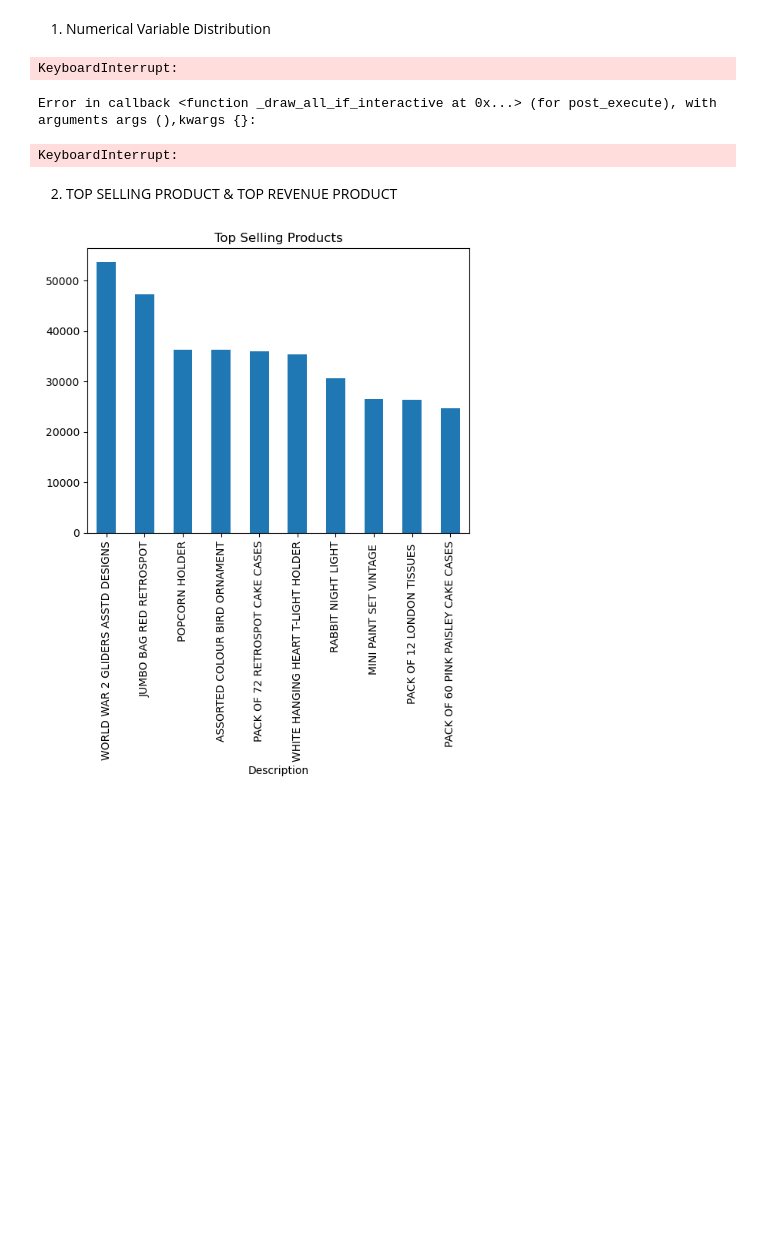
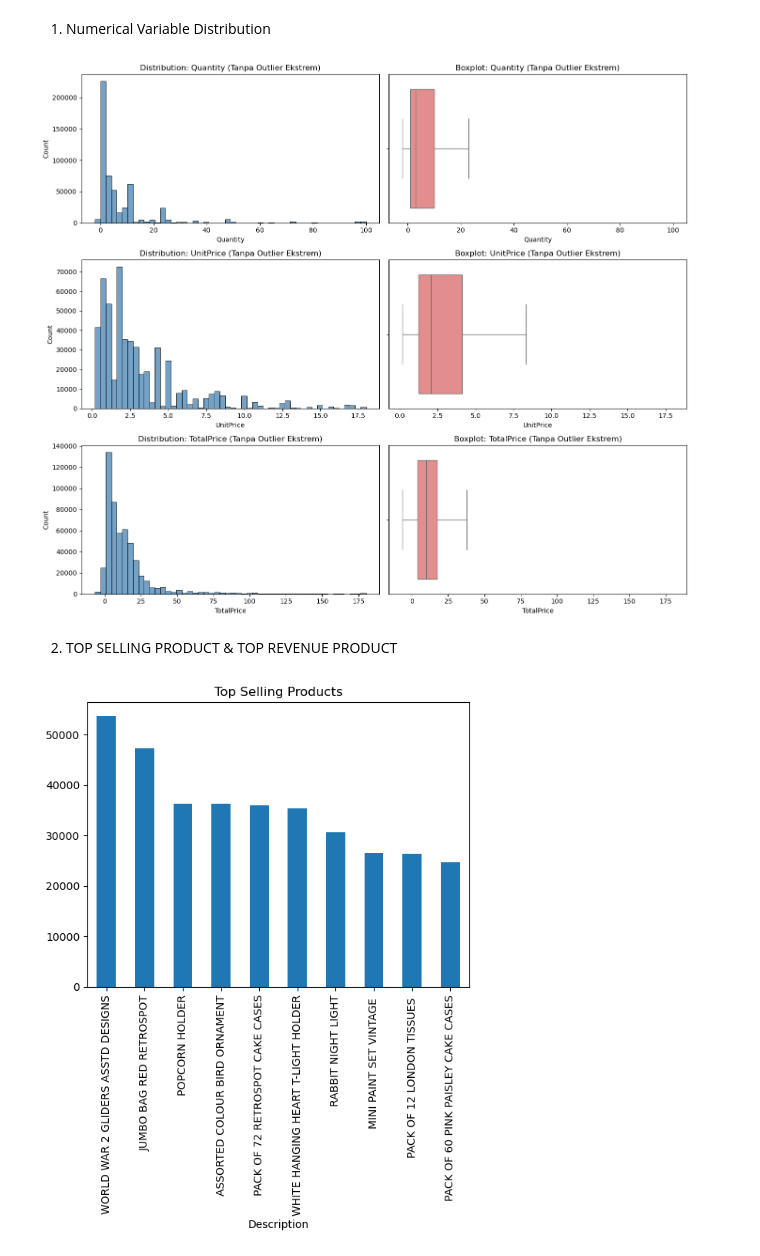
Before and after one commit to RENJIRO23/online-retail-customer-segmentation, a Jupyter notebook: test.ipynb, the cells around one changed output. Drawn from its saved outputs; the diff is of its cells as text; code cells hidden in the pictures; blank space fills up the shorter version.

```diff
--- a/test.ipynb
+++ b/test.ipynb
@@ -169,23 +171,28 @@ df_clean.describe().T
 # %%
 num_cols = ['Quantity', 'UnitPrice', 'TotalPrice']
 
 fig, axes = plt.subplots(len(num_cols), 2, figsize=(14, 4 * len(num_cols)))
 
 for i, col in enumerate(num_cols):
-    sns.histplot(df_clean[col], kde=True, ax=axes[i][0], color='steelblue')
-    axes[i][0].set_title(f'Distribution: {col}')
+    # FILTER VISUALISASI: Buang 1% nilai paling bawah dan 1% nilai paling atas
+    q_low = df_clean[col].quantile(0.01)
+    q_hi = df_clean[col].quantile(0.99)
+    data_filtered = df_clean[(df_clean[col] >= q_low) & (df_clean[col] <= q_hi)][col]
+
+    # 1. HISTOGRAM
+    sns.histplot(data_filtered, kde=False, bins=50, ax=axes[i][0], color='steelblue')
+    axes[i][0].set_title(f'Distribution: {col} (Tanpa Outlier Ekstrem)')
     axes[i][0].set_xlabel(col)
 
-    sns.boxplot(x=df_clean[col], ax=axes[i][1], color='lightcoral')
-    axes[i][1].set_title(f'Boxplot: {col}')
+    # 2. BOXPLOT
+    sns.boxplot(x=data_filtered, ax=axes[i][1], color='lightcoral', fliersize=0)
+    axes[i][1].set_title(f'Boxplot: {col} (Tanpa Outlier Ekstrem)')
     axes[i][1].set_xlabel(col)
 
 plt.tight_layout()
 plt.show()
 # %% [output]
-KeyboardInterrupt:
-Error in callback <function _draw_all_if_interactive at 0x...> (for post_execute), with arguments args (),kwargs {}:
-KeyboardInterrupt:
+[figure, added]
 # %% [markdown]
 2. TOP SELLING PRODUCT & TOP REVENUE PRODUCT
 # %%
```
Also changed, not shown: parts of 17 cells of this notebook.
